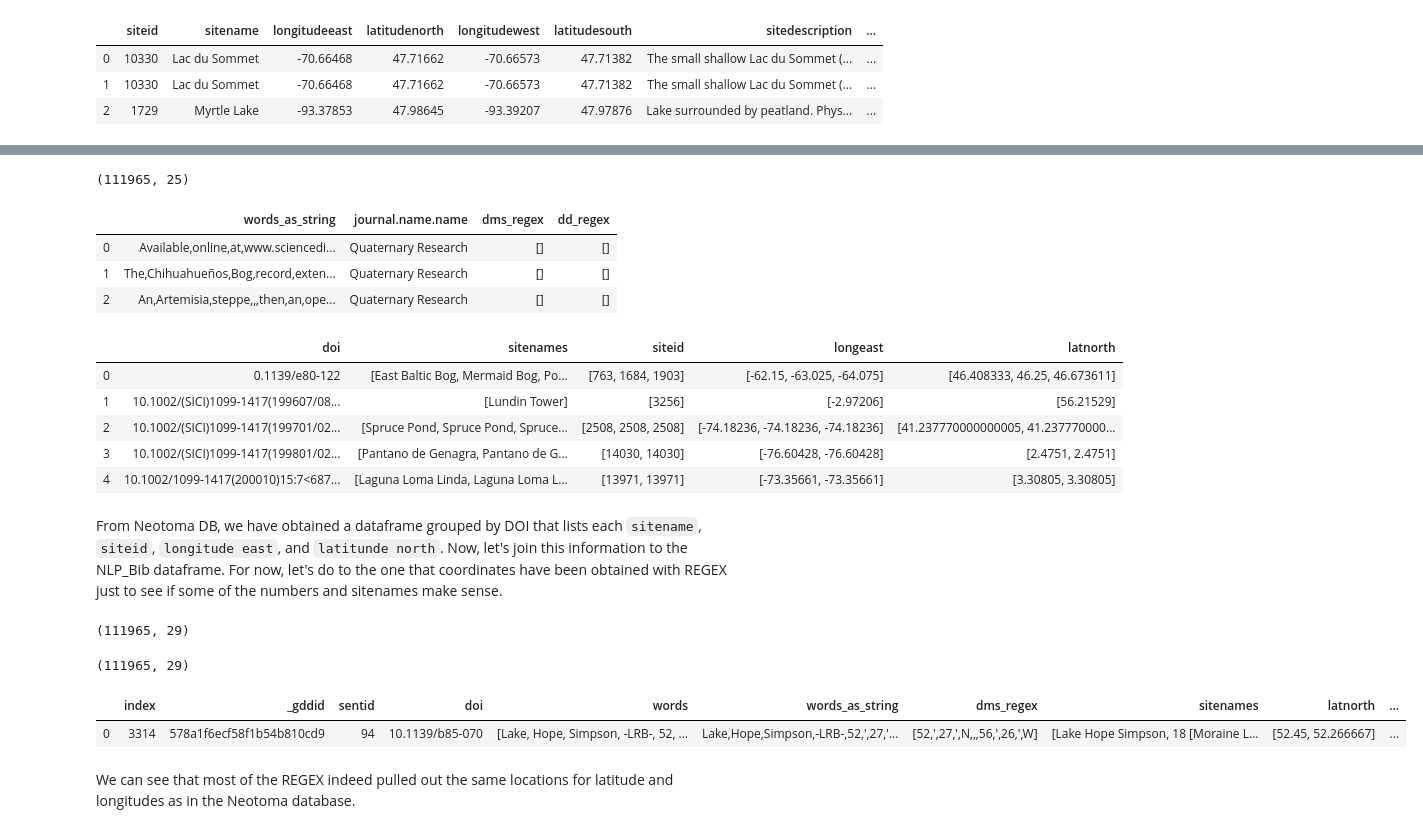
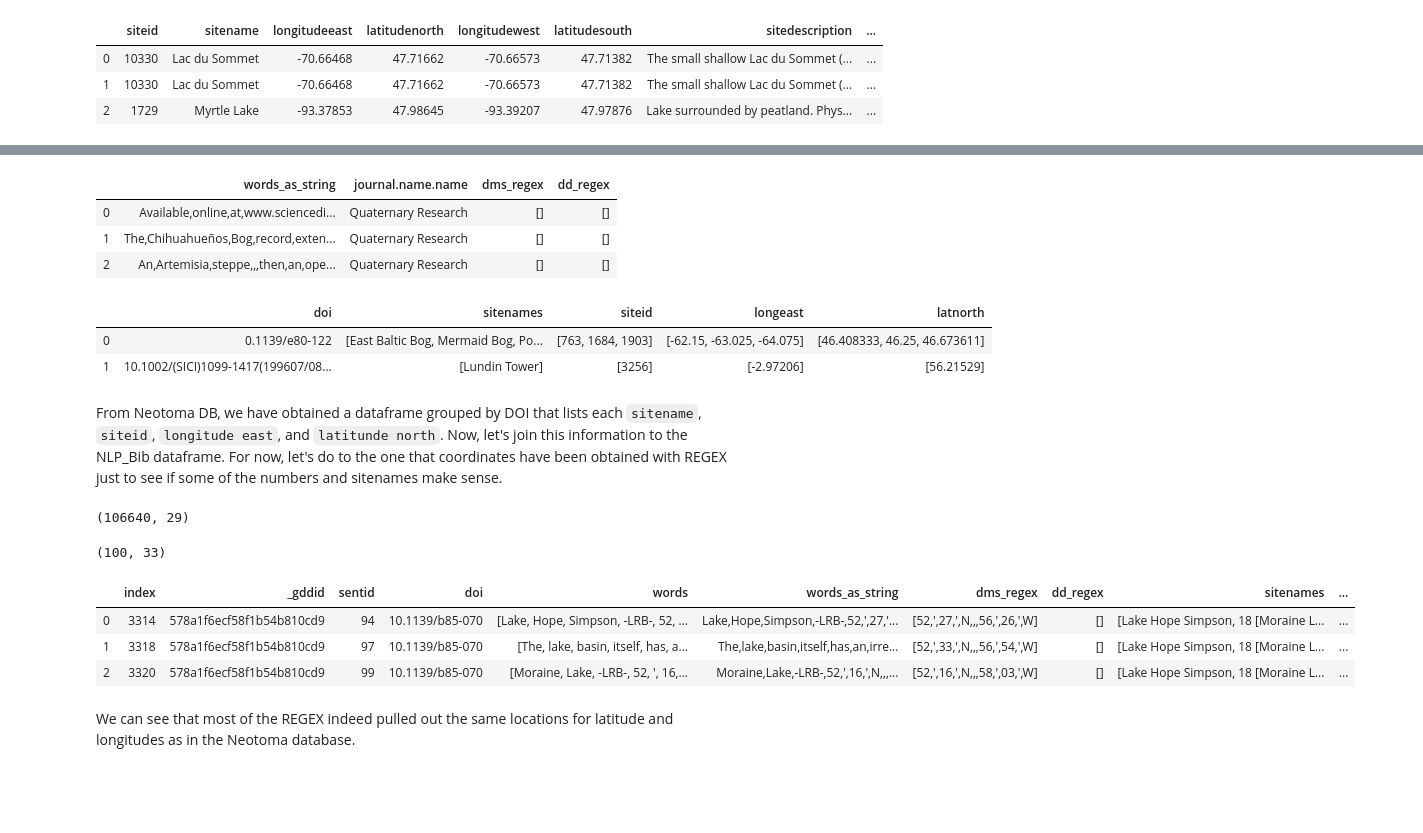
Before and after one commit to throughput-ec/UnacquiredSites, a Jupyter notebook: ML_Record_Mining_JN.ipynb, the cells around one changed output, grey strips where cells are left out. Saved outputs shown, nothing was run; the diff lists cells and outputs as text; code cells hidden in the pictures; blank space fills up the shorter version.

```diff
--- a/ML_Record_Mining_JN.ipynb
+++ b/ML_Record_Mining_JN.ipynb
@@ -244,8 +254,4 @@ nlp_bib.head(3)
 3 rows × 25 columns
-# %%
-print(nlp_bib.shape)
-# %% [output]
-(111965, 25)
 # %%
 nlp_bib[['words_as_string', 'journal.name.name', 'dms_regex', 'dd_regex']].head(3)
 # %% [output]
@@ -263,37 +269,36 @@ neotoma_latnorth = by_doi.apply(lambda x: list(x['latitudenorth']))
 neotoma_joined_df = neotoma_sitenames.to_frame('sitenames').join(neotoma_siteid.to_frame('siteid')).join(neotoma_longeast.to_frame('longeast')).join(neotoma_latnorth.to_frame('latnorth'))
 neotoma_joined_df = neotoma_joined_df.reset_index()
 
-neotoma_joined_df.head(5)
+neotoma_joined_df.head(2)
 # %% [output]
 |  | doi | sitenames | siteid | longeast | latnorth |
 | 0 | 0.1139/e80-122 | [East Baltic Bog, Mermaid Bog, Po... | [763, 1684, 1903] | [-62.15, -63.025, -64.075] | [46.408333, 46.25, 46.673611] |
 | 1 | 10.1002/(SICI)1099-1417(199607/08... | [Lundin Tower] | [3256] | [-2.97206] | [56.21529] |
-| 2 | 10.1002/(SICI)1099-1417(199701/02... | [Spruce Pond, Spruce Pond, Spruce... | [2508, 2508, 2508] | [-74.18236, -74.18236, -74.18236] | [41.237770000000005, 41.237770000... |
-| 3 | 10.1002/(SICI)1099-1417(199801/02... | [Pantano de Genagra, Pantano de G... | [14030, 14030] | [-76.60428, -76.60428] | [2.4751, 2.4751] |
-| 4 | 10.1002/1099-1417(200010)15:7<687... | [Laguna Loma Linda, Laguna Loma L... | [13971, 13971] | [-73.35661, -73.35661] | [3.30805, 3.30805] |
 # %% [markdown]
 From Neotoma DB, we have obtained a dataframe grouped by DOI that lists each `sitename`, `siteid`, `longitude east`, and `latitunde north`. Now, let's join this information to the NLP_Bib dataframe. For now, let's do to the one that coordinates have been obtained with REGEX just to see if some of the numbers and sitenames make sense.
 # %%
-nlp_bib_neotoma = nlp_bib.merge(neotoma_joined_df, on = 'doi', how = 'left')
+nlp_bib_neotoma = nlp_bib.merge(neotoma_joined_df, on = 'doi') #, how = 'left')
 print(nlp_bib_neotoma.shape)
 # %% [output]
-(111965, 29)
+(106640, 29)
 # %%
 # Filter df to just frames that has REGEX longer than one
-mask = (nlp_bib_neotoma['dms_regex'].str.len() > 0)
+mask = ((nlp_bib_neotoma['dms_regex'].str.len() > 0) | (nlp_bib_neotoma['dd_regex'].str.len() > 0))
 nlp_bib_neotoma_regex = nlp_bib_neotoma.loc[mask]
-nlp_bib_neotoma_regex[['words','dms_regex']].head(100)
+nlp_bib_neotoma_regex[['words','dms_regex', 'dd_regex']].head(100)
 
 print(nlp_bib_neotoma_regex.shape)
 # %% [output]
-(111965, 29)
+(100, 33)
 # %%
-nlp_bib_neotoma_regex = nlp_bib_neotoma_regex[['_gddid', 'sentid', 'doi', 'words', 'words_as_string', 'dms_regex', 'sitenames', 'latnorth', 'longeast']]
+nlp_bib_neotoma_regex = nlp_bib_neotoma_regex[['_gddid', 'sentid', 'doi', 'words', 'words_as_string', 'dms_regex', 'dd_regex', 'sitenames', 'latnorth', 'longeast']]
 nlp_bib_neotoma_regex = nlp_bib_neotoma_regex.reset_index()
-nlp_bib_neotoma_regex.head(1)
+nlp_bib_neotoma_regex.head(3)
 # %% [output]
-|  | index | _gddid | sentid | doi | words | words_as_string | dms_regex | sitenames | latnorth | ... |
-| 0 | 3314 | 578a1f6ecf58f1b54b810cd9 | 94 | 10.1139/b85-070 | [Lake, Hope, Simpson, -LRB-, 52, ... | Lake,Hope,Simpson,-LRB-,52,',27,'... | [52,',27,',N,,,56,',26,',W] | [Lake Hope Simpson, 18 [Moraine L... | [52.45, 52.266667] | ... |
+|  | index | _gddid | sentid | doi | words | words_as_string | dms_regex | dd_regex | sitenames | ... |
+| 0 | 3314 | 578a1f6ecf58f1b54b810cd9 | 94 | 10.1139/b85-070 | [Lake, Hope, Simpson, -LRB-, 52, ... | Lake,Hope,Simpson,-LRB-,52,',27,'... | [52,',27,',N,,,56,',26,',W] | [] | [Lake Hope Simpson, 18 [Moraine L... | ... |
+| 1 | 3318 | 578a1f6ecf58f1b54b810cd9 | 97 | 10.1139/b85-070 | [The, lake, basin, itself, has, a... | The,lake,basin,itself,has,an,irre... | [52,',33,',N,,,56,',54,',W] | [] | [Lake Hope Simpson, 18 [Moraine L... | ... |
+| 2 | 3320 | 578a1f6ecf58f1b54b810cd9 | 99 | 10.1139/b85-070 | [Moraine, Lake, -LRB-, 52, ', 16,... | Moraine,Lake,-LRB-,52,',16,',N,,,... | [52,',16,',N,,,58,',03,',W] | [] | [Lake Hope Simpson, 18 [Moraine L... | ... |
 # %% [markdown]
 We can see that most of the REGEX indeed pulled out the same locations for latitude and longitudes as in the Neotoma database.
 # %%
```
Also changed, not shown: parts of 25 cells of this notebook, 2 other files.
